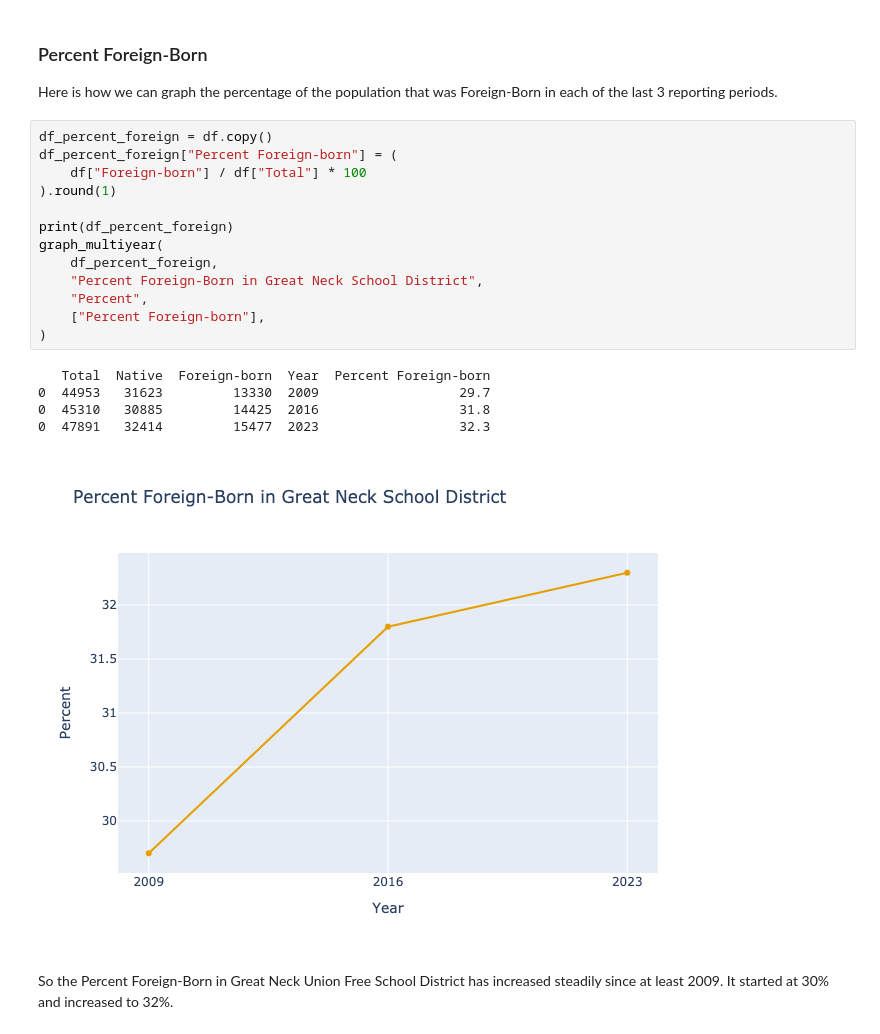
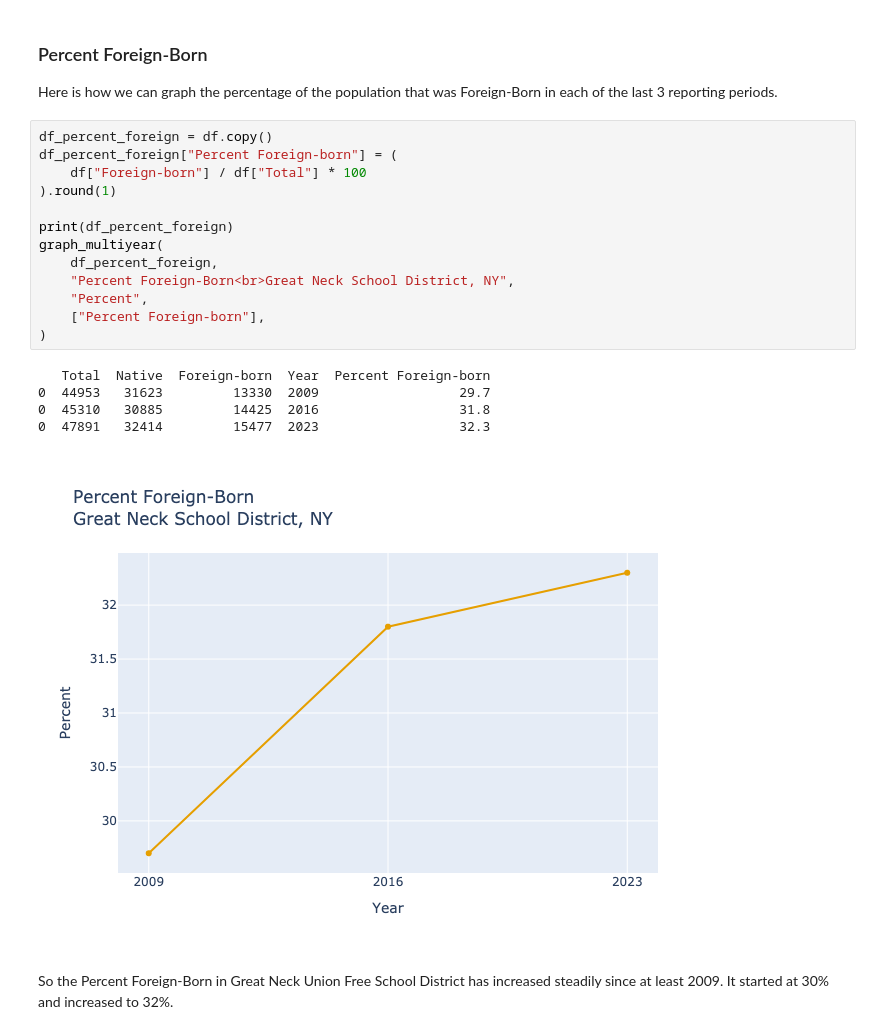
Before and after one commit to arilamstein/hometown_analysis, a Jupyter notebook: 05-nativity.ipynb, the cells around one changed output. Cells and saved outputs as stored; diff of their text form.

```diff
--- a/05-nativity.ipynb
+++ b/05-nativity.ipynb
@@ -57,21 +57,21 @@ Here is how we can graph the percentage of the population that was Foreign-Born
 # %%
 df_percent_foreign = df.copy()
 df_percent_foreign["Percent Foreign-born"] = (
     df["Foreign-born"] / df["Total"] * 100
 ).round(1)
 
 print(df_percent_foreign)
 graph_multiyear(
     df_percent_foreign,
-    "Percent Foreign-Born in Great Neck School District",
+    "Percent Foreign-Born<br>Great Neck School District, NY",
     "Percent",
     ["Percent Foreign-born"],
 )
 # %% [output]
    Total  Native  Foreign-born  Year  Percent Foreign-born
 0  44953   31623         13330  2009                  29.7
 0  45310   30885         14425  2016                  31.8
 0  47891   32414         15477  2023                  32.3
-[figure, old version]
+[figure, new version]
 # %% [markdown]
 So the Percent Foreign-Born in Great Neck Union Free School District has increased steadily since at least 2009. It started at 30% and increased to 32%.
```
Also changed, not shown: parts of 2 cells of this notebook, 4 other files.
